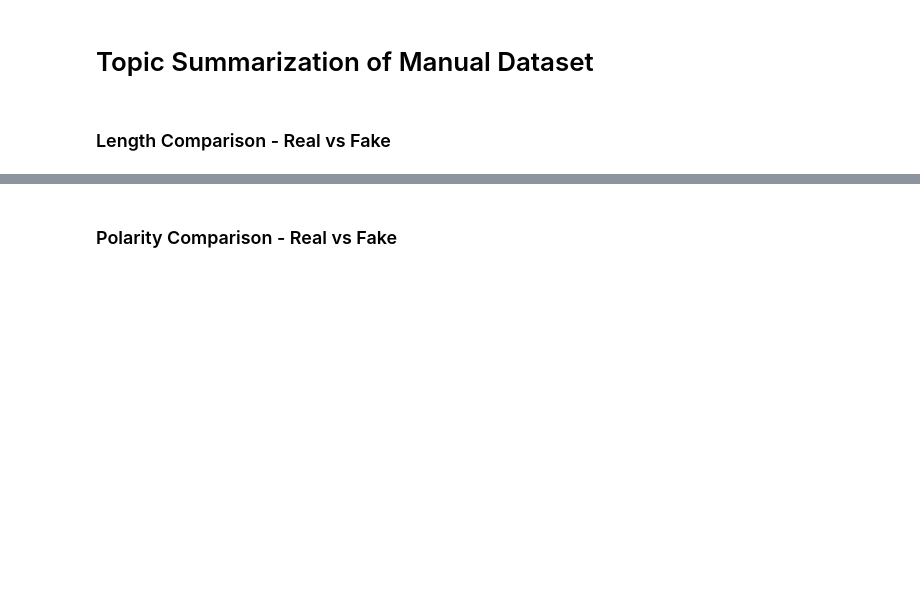
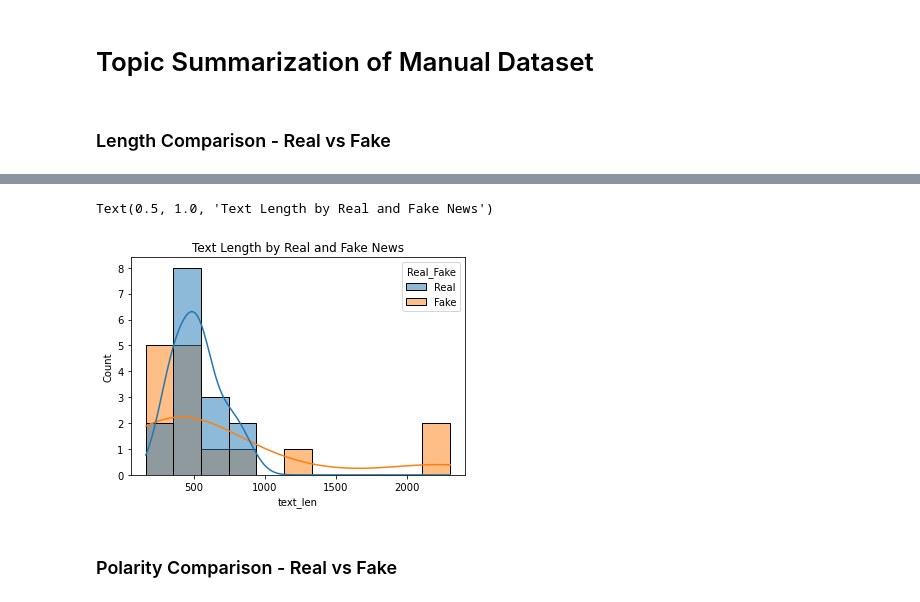
Before and after one commit to holcombek/si485, a Jupyter notebook: topic_summ_nlp.ipynb, the cells around one changed output, grey strips where cells are left out. Drawn from its saved outputs; the diff is of its cells as text; code cells hidden in the pictures; blank space fills up the shorter version.

```diff
--- a/topic_summ_nlp.ipynb
+++ b/topic_summ_nlp.ipynb
@@ -114,3 +142,9 @@ Name: text_len, dtype: float64
+# %%
+sns.histplot(news_dataset, x='text_len', hue='Real_Fake', kde=True)
+plt.title('Text Length by Real and Fake News')
+# %% [output]
+Text(0.5, 1.0, 'Text Length by Real and Fake News')
+[figure, added]
 # %% [markdown]
 ### Polarity Comparison - Real vs Fake
 # %%
```
Also changed, not shown: parts of 47 cells of this notebook, 1 other file.
